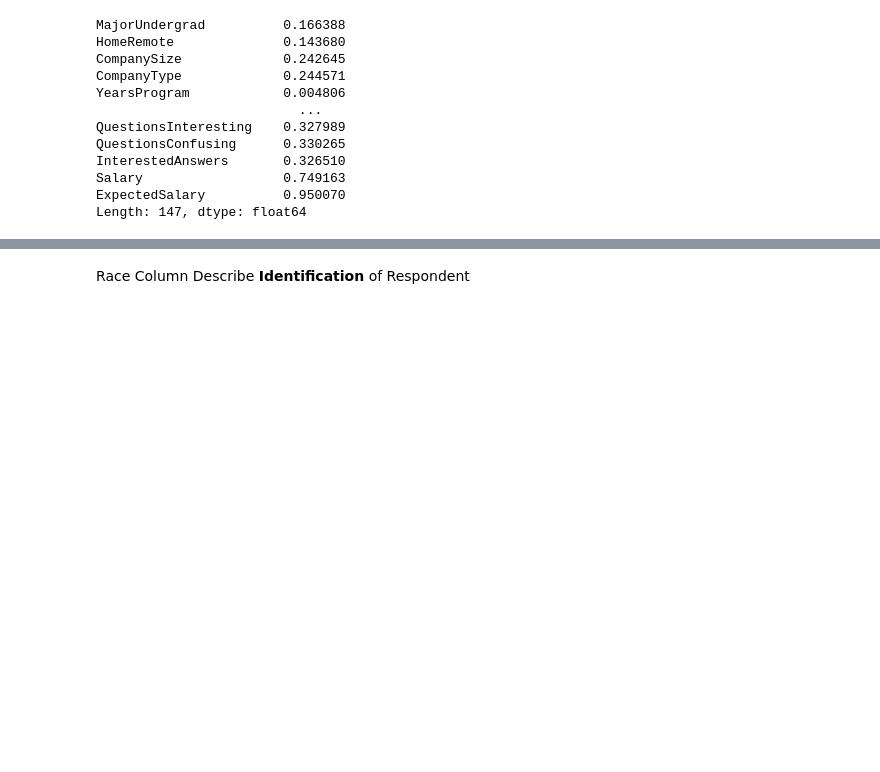
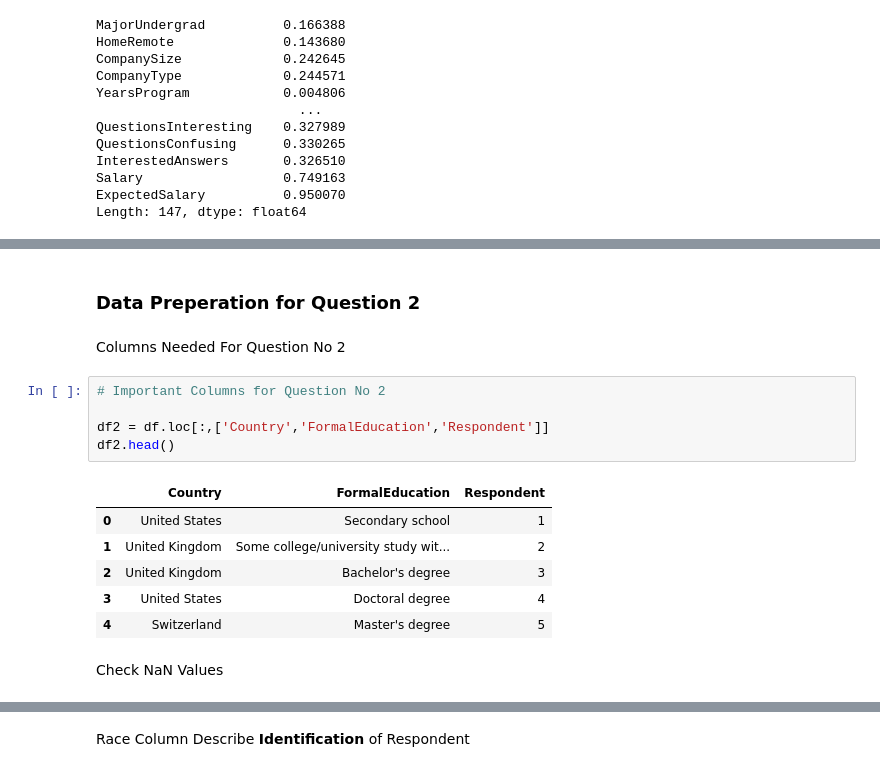
Before and after one commit to AbbasMustafa/Udacity-Data-Scientist-Nanadegree, a Jupyter notebook: Stackoverflow data.ipynb, the cells around one changed output, grey strips where cells are left out. Cells and saved outputs as stored; diff of their text form; blank space fills up the shorter version.

```diff
--- a/Stackoverflow data.ipynb
+++ b/Stackoverflow data.ipynb
@@ -56,0 +182,18 @@ Length: 147, dtype: float64
+# %% [markdown]
+### Data Preperation for Question 2
+# %% [markdown]
+Columns Needed For Question No 2
+# %%
+# Important Columns for Question No 2
+
+df2 = df.loc[:,['Country','FormalEducation','Respondent']]
+df2.head()
+# %% [output]
+|  | Country | FormalEducation | Respondent |
+| 0 | United States | Secondary school | 1 |
+| 1 | United Kingdom | Some college/university study wit... | 2 |
+| 2 | United Kingdom | Bachelor's degree | 3 |
+| 3 | United States | Doctoral degree | 4 |
+| 4 | Switzerland | Master's degree | 5 |
+# %% [markdown]
+Check NaN Values
```
Also changed, not shown: parts of 50 cells of this notebook.
